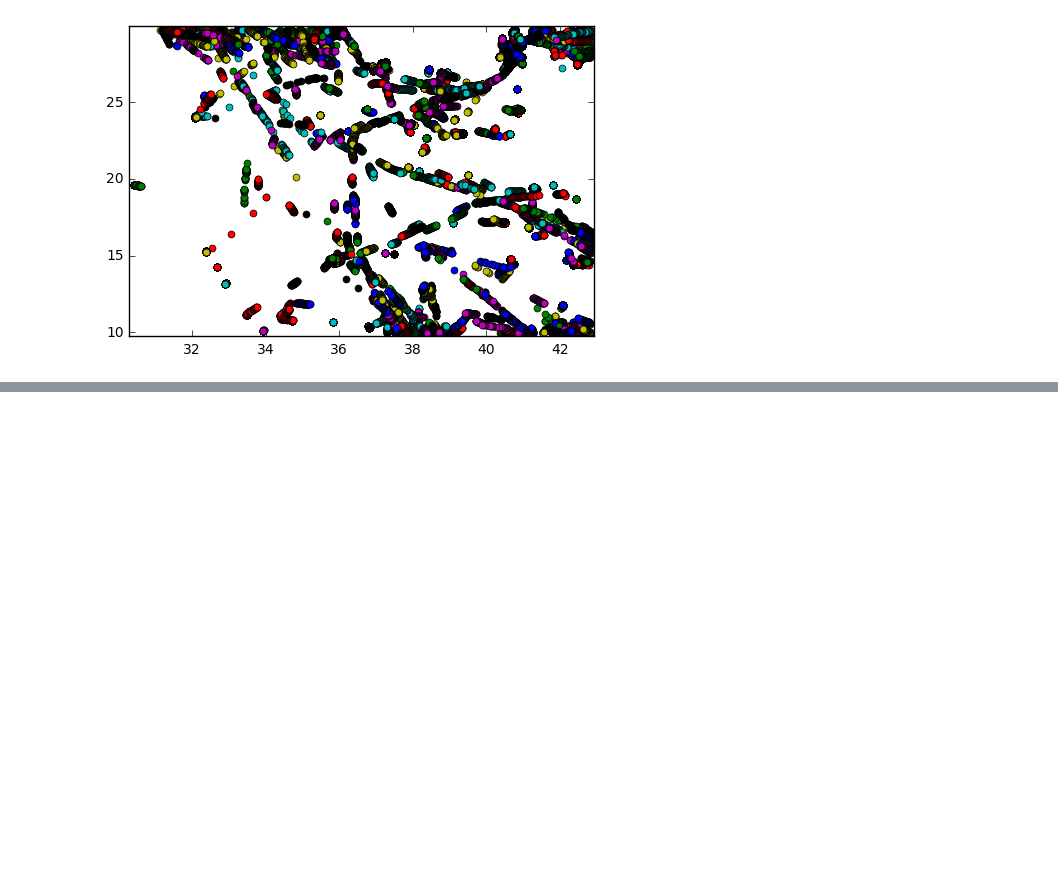
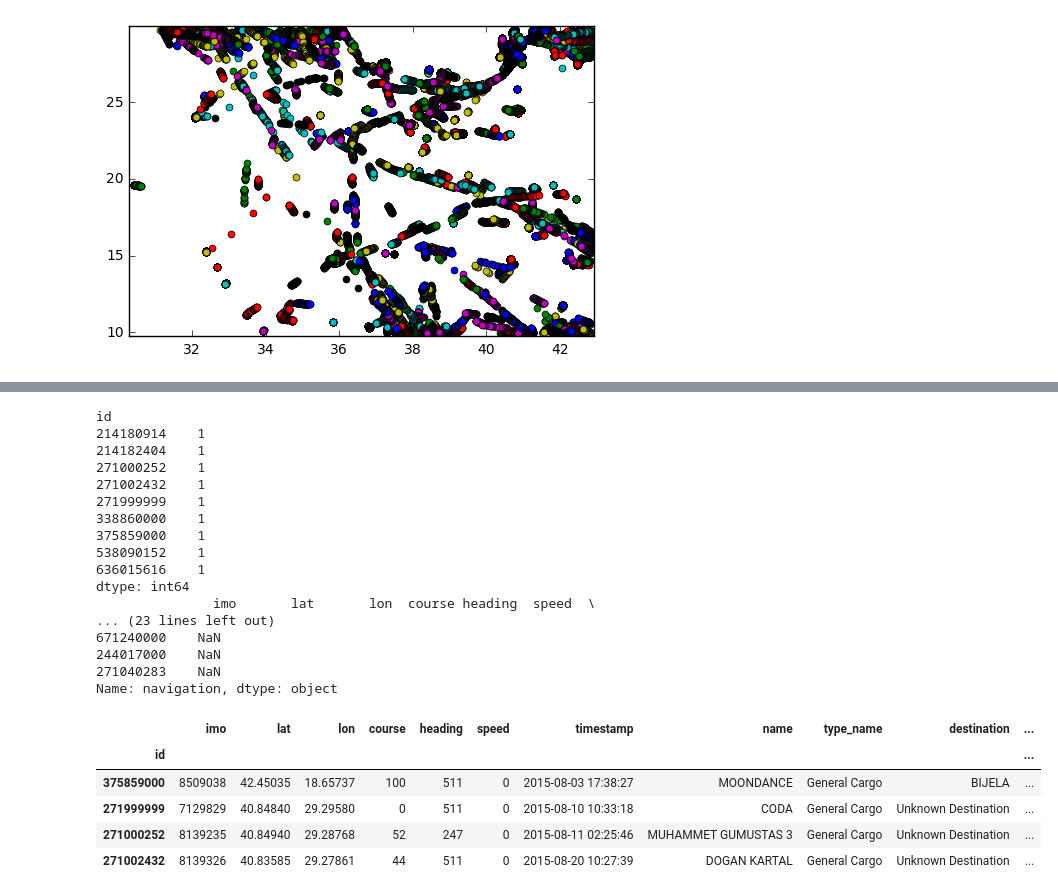
Before and after one commit to chara-b/shipstracking, a Jupyter notebook: Untitled.ipynb, the cells around one changed output, grey strips where cells are left out. Saved outputs shown, nothing was run; the diff lists cells and outputs as text; code cells hidden in the pictures; blank space fills up the shorter version.

Commit message:
anchored labels done

```diff
--- a/Untitled.ipynb
+++ b/Untitled.ipynb
@@ -193,5 +214,49 @@ id
 # %%
 # append one more column to df called 'labels'
+#for group in groups:
+groupsize = groups.size()
+print(groupsize[groupsize == 1])
+print(groups.get_group(636015616))
+    #groups.loc[(group.speed == 0) & (groupsize == 1), 'labels'] = 'ANCHORED'
+        #group['labels'] = group['labels'].fillna(0)
+        #print(group)
+
+
+print(groupsize[groupsize == 1].reset_index()) # prints the series index as a column so we have all indexes of groups of size 1
+# as a column with the name id
+for i in groupsize[groupsize == 1].reset_index()['id']:
+    if ( df['speed'].loc[i] == 0):
+        df.loc[i, 'navigation'] = "ANCHORED"
 # if speed = 0 and only one record of that id found then this means that the ship is
 # anchored in a port otherwise if speed = 0 and more records of tha ship's id found in the dataset
 # then this means that the ship is moored
+
+#df.loc[df.index[someRowNumber], 'navigation'] = "ANCHORED"
+#df = df[df.index.isin(groupsize['id'])]
+
+print(df['navigation'].head())
+df.loc[df['navigation'] == "ANCHORED"]
+# %% [output]
+id
+214180914    1
+214182404    1
+271000252    1
+271002432    1
+271999999    1
+338860000    1
+375859000    1
+538090152    1
+636015616    1
+dtype: int64
+               imo       lat       lon  course heading  speed  \
+... (23 lines left out)
+671240000    NaN
+244017000    NaN
+271040283    NaN
+Name: navigation, dtype: object
+|  | imo | lat | lon | course | heading | speed | timestamp | name | type_name | destination | ... |
+| id |  |  |  |  |  |  |  |  |  |  | ... |
+| 375859000 | 8509038 | 42.45035 | 18.65737 | 100 | 511 | 0 | 2015-08-03 17:38:27 | MOONDANCE | General Cargo | BIJELA | ... |
+| 271999999 | 7129829 | 40.84840 | 29.29580 | 0 | 511 | 0 | 2015-08-10 10:33:18 | CODA | General Cargo | Unknown Destination | ... |
+| 271000252 | 8139235 | 40.84940 | 29.28768 | 52 | 247 | 0 | 2015-08-11 02:25:46 | MUHAMMET GUMUSTAS 3 | General Cargo | Unknown Destination | ... |
+| 271002432 | 8139326 | 40.83585 | 29.27861 | 44 | 511 | 0 | 2015-08-20 10:27:39 | DOGAN KARTAL | General Cargo | Unknown Destination | ... |
```
Also changed, not shown: parts of 2 cells of this notebook.
